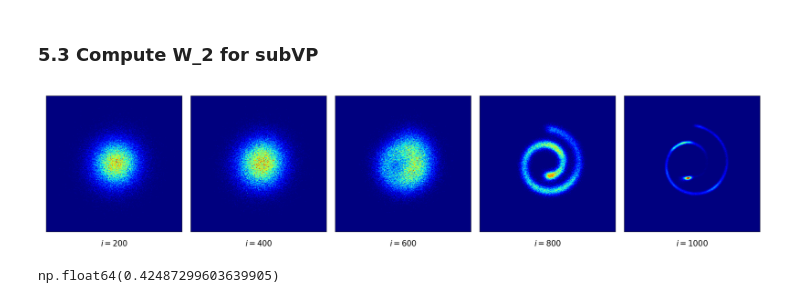
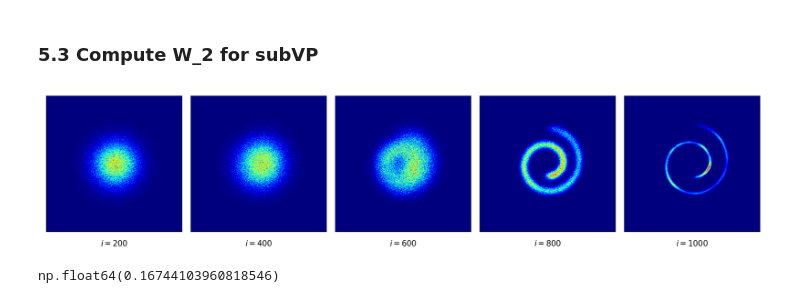
Before and after one commit to hanyang1999/CDPM, a Jupyter notebook: Exp2-Swiss_Roll.ipynb, the cells around one changed output. Drawn from its saved outputs; the diff is of its cells as text; code cells hidden in the pictures.

```diff
--- a/Exp2-Swiss_Roll.ipynb
+++ b/Exp2-Swiss_Roll.ipynb
@@ -627,7 +627,7 @@ def euler_maruyama_sampler(sde, x_0, num_steps, lmbd=0., keep_all_samples=True,
                 pass
     return xs
 # %%
-def euler_maruyama_pc_sampler(sde, x_0, snr, num_steps, lmbd=0., keep_all_samples=True, show_progress=True, final_clamp=(-2.5, 2.5)):
+def euler_maruyama_pc_sampler(sde, x_0, snr, num_steps, lmbd=0., keep_all_samples=True, show_progress=True, final_clamp=(-5.0, 5.0)):
     """
     Euler Maruyama method with a step size delta added by the corrector
     """
@@ -763,33 +763,33 @@ np.float64(0.1489255619110871)
 # %%
 """
 Simulate the generative SDE by using Euler Maruyama method
 """
 # init EM param
 num_steps = 1000
 num_samples = 100000
-signal_to_noise_ratio = 0.2
+signal_to_noise_ratio = 0.12
 
 # lambdas
 lmbds = [0.]
 # lmbds = [-10., -0.99, -0.9, -0.5, 0., 0.5, 0.9, 0.99, 1.0]
 
 # indices to visualize
 num_figs = 5
 fig_step = 200
 inds = [i-1 for i in range(num_steps-(num_figs-1)*fig_step, num_steps+1, fig_step)]
 
 # sample and plot
 plt.close('all')
 for lmbd in lmbds:
     x_0 = torch.randn(num_samples, 2, device=device) # init from prior
     xs = euler_maruyama_pc_sampler(gen_sde_subvp, x_0, signal_to_noise_ratio, num_steps, lmbd=lmbd) # sample
     plot_selected_inds(xs, inds) # plot
     time.sleep(0.5)
 # %% [output]
-[figure, old version]
+[figure, new version]
 # %%
 x_subVP = xs[-1].detach().cpu().numpy()
 # %%
 ot.sliced.sliced_wasserstein_distance(x_train, x_subVP,n_projections=100, p=2)
 # %% [output]
-np.float64(0.42487299603639905)
+np.float64(0.16744103960818546)
```
Also changed, not shown: parts of 5 cells of this notebook.
